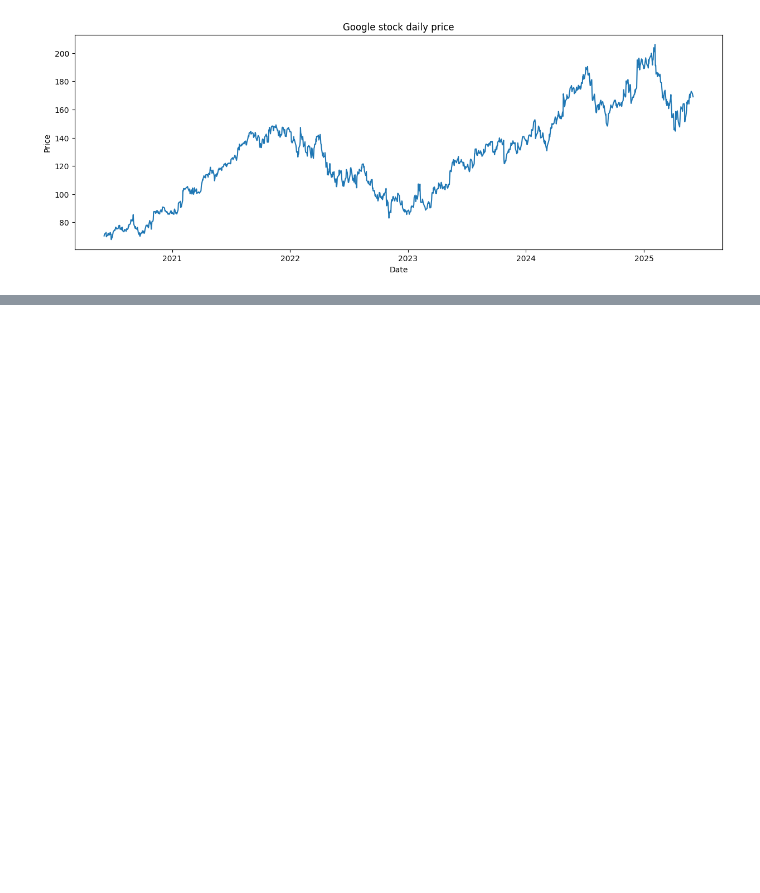
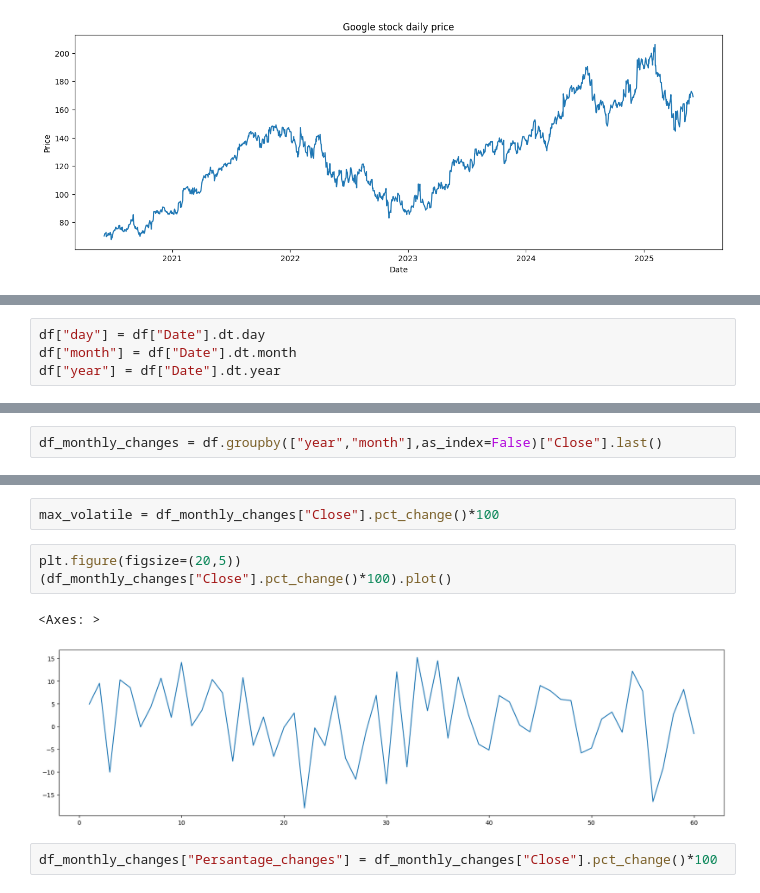
Before and after one commit to cakethehuman/portofolio, a Jupyter notebook: google stock/main.ipynb, the cells around one changed output, grey strips where cells are left out. Cells and saved outputs as stored; diff of their text form; blank space fills up the shorter version.

```diff
--- a/google stock/main.ipynb
+++ b/google stock/main.ipynb
@@ -79,0 +137,4 @@ plt.show()
+# %%
+df["day"] = df["Date"].dt.day
+df["month"] = df["Date"].dt.month
+df["year"] = df["Date"].dt.year
@@ -79,0 +157,2 @@ plt.show()
+# %%
+df_monthly_changes = df.groupby(["year","month"],as_index=False)["Close"].last()
@@ -79,0 +175,10 @@ plt.show()
+# %%
+max_volatile = df_monthly_changes["Close"].pct_change()*100
+# %%
+plt.figure(figsize=(20,5))
+(df_monthly_changes["Close"].pct_change()*100).plot()
+# %% [output]
+<Axes: >
+[figure, added]
+# %%
+df_monthly_changes["Persantage_changes"] = df_monthly_changes["Close"].pct_change()*100
```
Also changed, not shown: parts of 36 cells of this notebook, 1 other file.
